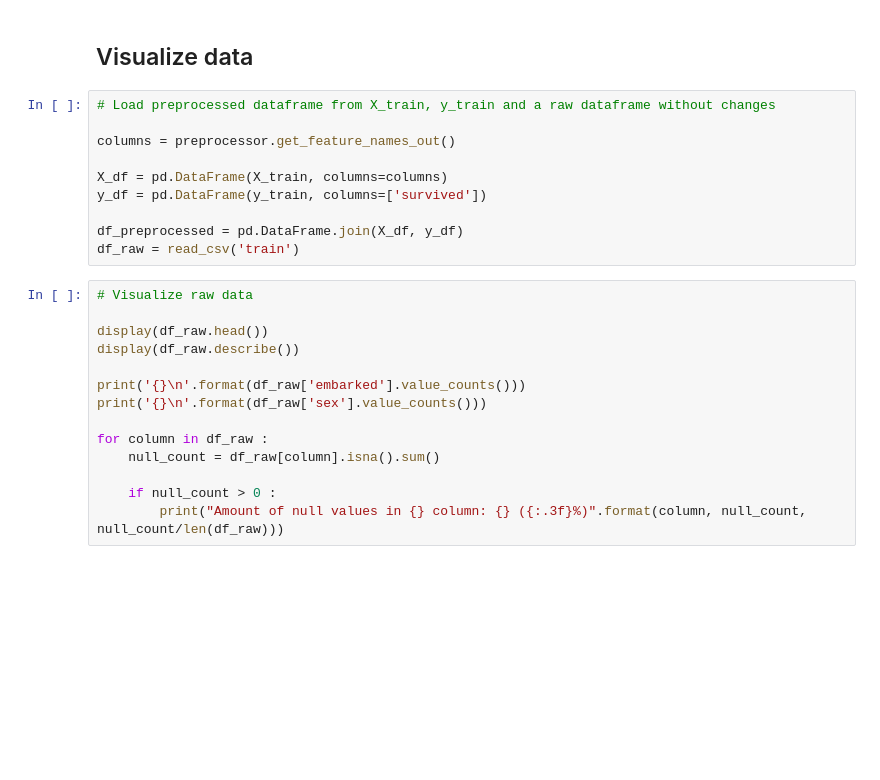
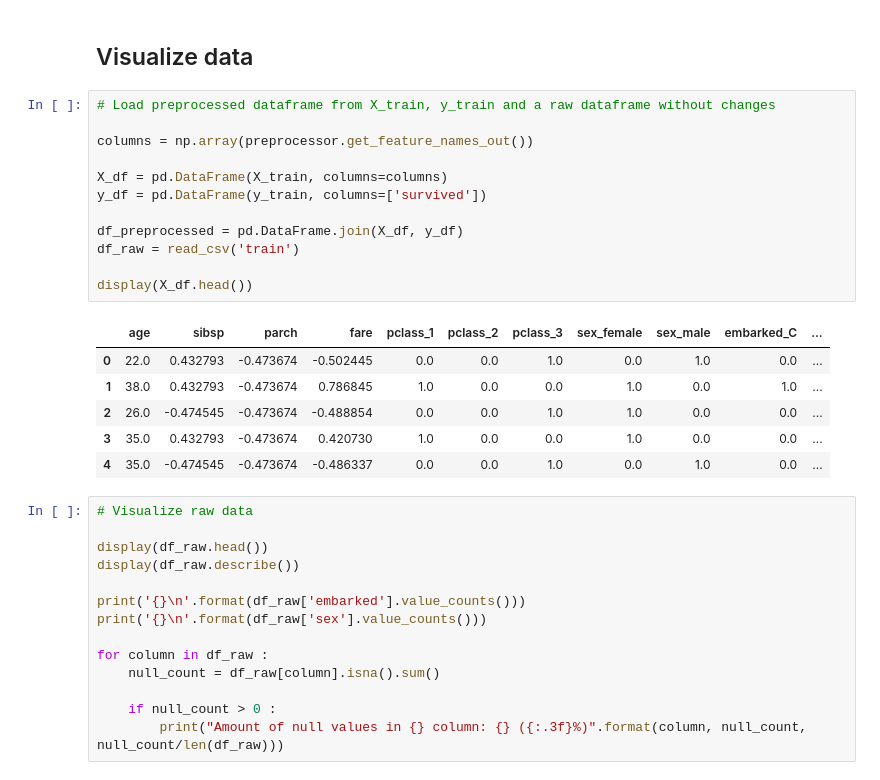
Before and after one commit to LucasSchurer/Titanic, a Jupyter notebook: titanic.ipynb, the cells around one changed output. Cells and saved outputs as stored; diff of their text form; blank space fills up the shorter version.

```diff
--- a/titanic.ipynb
+++ b/titanic.ipynb
@@ -90,13 +136,22 @@ array(['pclass_1', 'pclass_2', 'pclass_3', 'sex_female', 'sex_male',
 # %%
 # Load preprocessed dataframe from X_train, y_train and a raw dataframe without changes
 
-columns = preprocessor.get_feature_names_out()
+columns = np.array(preprocessor.get_feature_names_out())
 
 X_df = pd.DataFrame(X_train, columns=columns)
 y_df = pd.DataFrame(y_train, columns=['survived'])
 
 df_preprocessed = pd.DataFrame.join(X_df, y_df)
 df_raw = read_csv('train')
+
+display(X_df.head())
+# %% [output]
+|  | age | sibsp | parch | fare | pclass_1 | pclass_2 | pclass_3 | sex_female | sex_male | embarked_C | ... |
+| 0 | 22.0 | 0.432793 | -0.473674 | -0.502445 | 0.0 | 0.0 | 1.0 | 0.0 | 1.0 | 0.0 | ... |
+| 1 | 38.0 | 0.432793 | -0.473674 | 0.786845 | 1.0 | 0.0 | 0.0 | 1.0 | 0.0 | 1.0 | ... |
+| 2 | 26.0 | -0.474545 | -0.473674 | -0.488854 | 0.0 | 0.0 | 1.0 | 1.0 | 0.0 | 0.0 | ... |
+| 3 | 35.0 | 0.432793 | -0.473674 | 0.420730 | 1.0 | 0.0 | 0.0 | 1.0 | 0.0 | 0.0 | ... |
+| 4 | 35.0 | -0.474545 | -0.473674 | -0.486337 | 0.0 | 0.0 | 1.0 | 0.0 | 1.0 | 0.0 | ... |
 # %%
 # Visualize raw data
 
```
Also changed, not shown: parts of 8 cells of this notebook.
